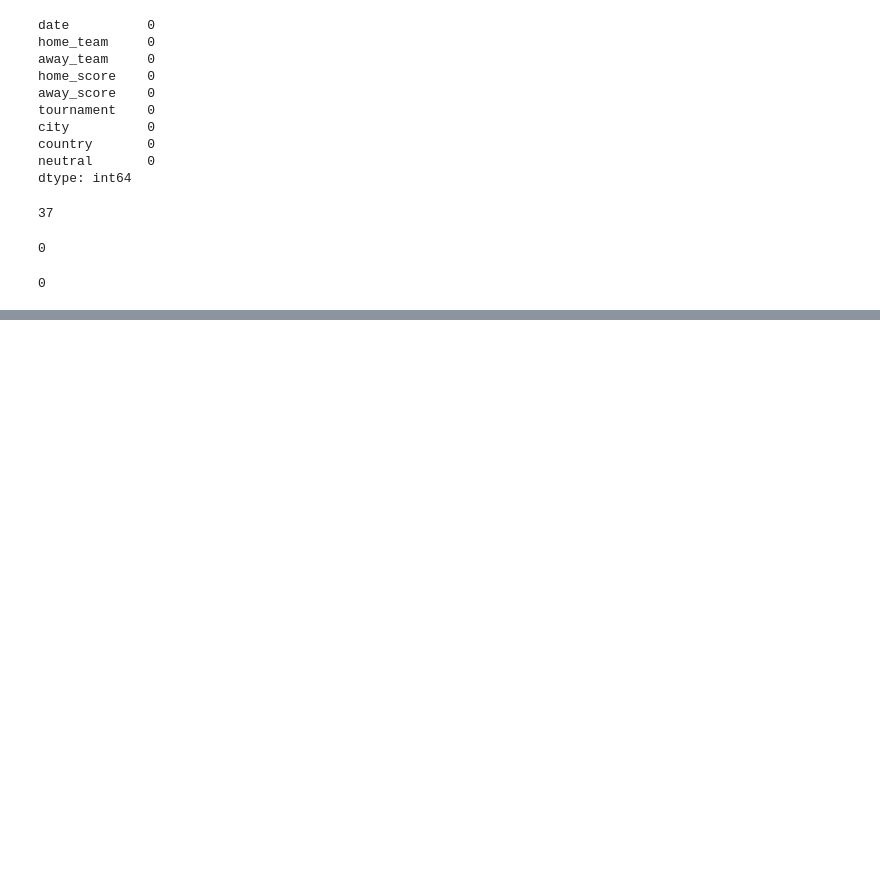
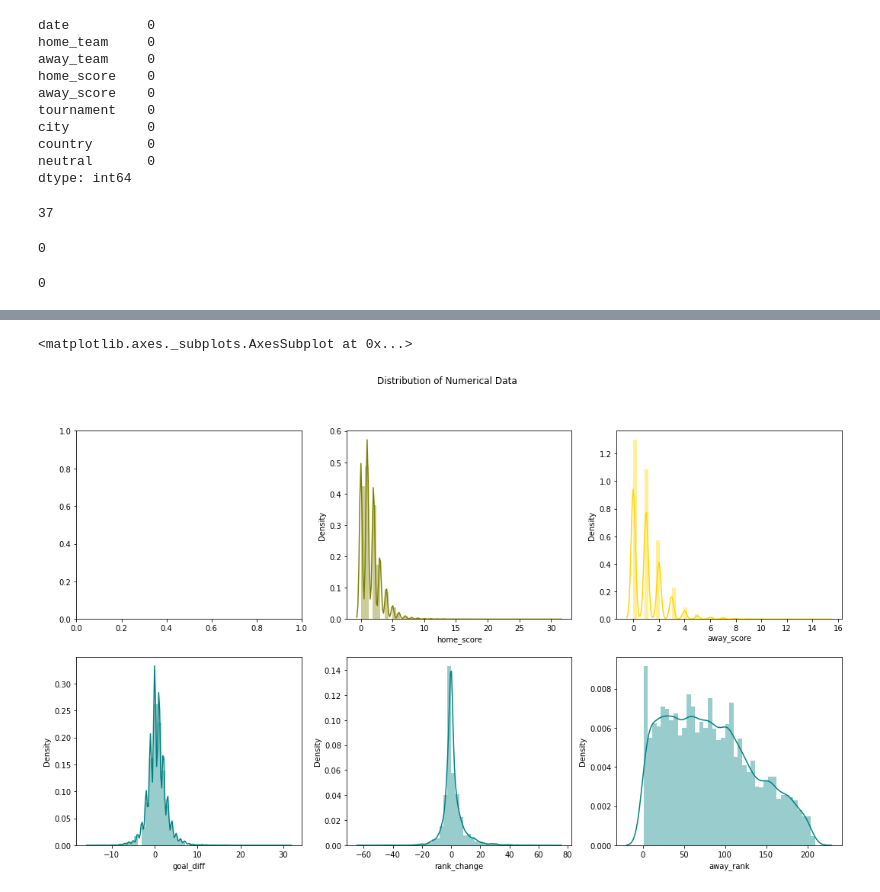
Before and after one commit to tiffanyndanu/Mchezopesa, a Jupyter notebook: Mchezopesa.ipynb, the cells around one changed output, grey strips where cells are left out. Cells and saved outputs as stored; diff of their text form; code cells hidden in the pictures; blank space fills up the shorter version.

```diff
--- a/Mchezopesa.ipynb
+++ b/Mchezopesa.ipynb
@@ -263,0 +569,6 @@ Results.duplicated().sum()
+# %%
+# Creating a column to hold the win lose or draw result
+Final['goal_diff'] = Final.home_score - Final.away_score
+Final['result'] = Final.home_score - Final.away_score
+
+Final.head()
@@ -263,0 +643,18 @@ Results.duplicated().sum()
+# %%
+# Checking the distributions of our data
+# we will use
+
+fig, axes = plt.subplots(2, 3, figsize=(18, 10))
+
+fig.suptitle('Distribution of Numerical Data')
+
+
+sns.distplot( Final["home_score"] , color="olive", ax=axes[0, 1])
+sns.distplot( Final["away_score"] , color="gold", ax=axes[0, 2])
+sns.distplot( Final["goal_diff"] , color="teal", ax=axes[1, 0])
+sns.distplot( Final["rank_change"] , color="teal", ax=axes[1, 1])
+sns.distplot( Final["away_rank"] , color="teal", ax=axes[1, 2])
+# our data is normally distributed
+# %% [output]
+<matplotlib.axes._subplots.AxesSubplot at 0x...>
+[figure, added]
```
Also changed, not shown: parts of 46 cells of this notebook.
